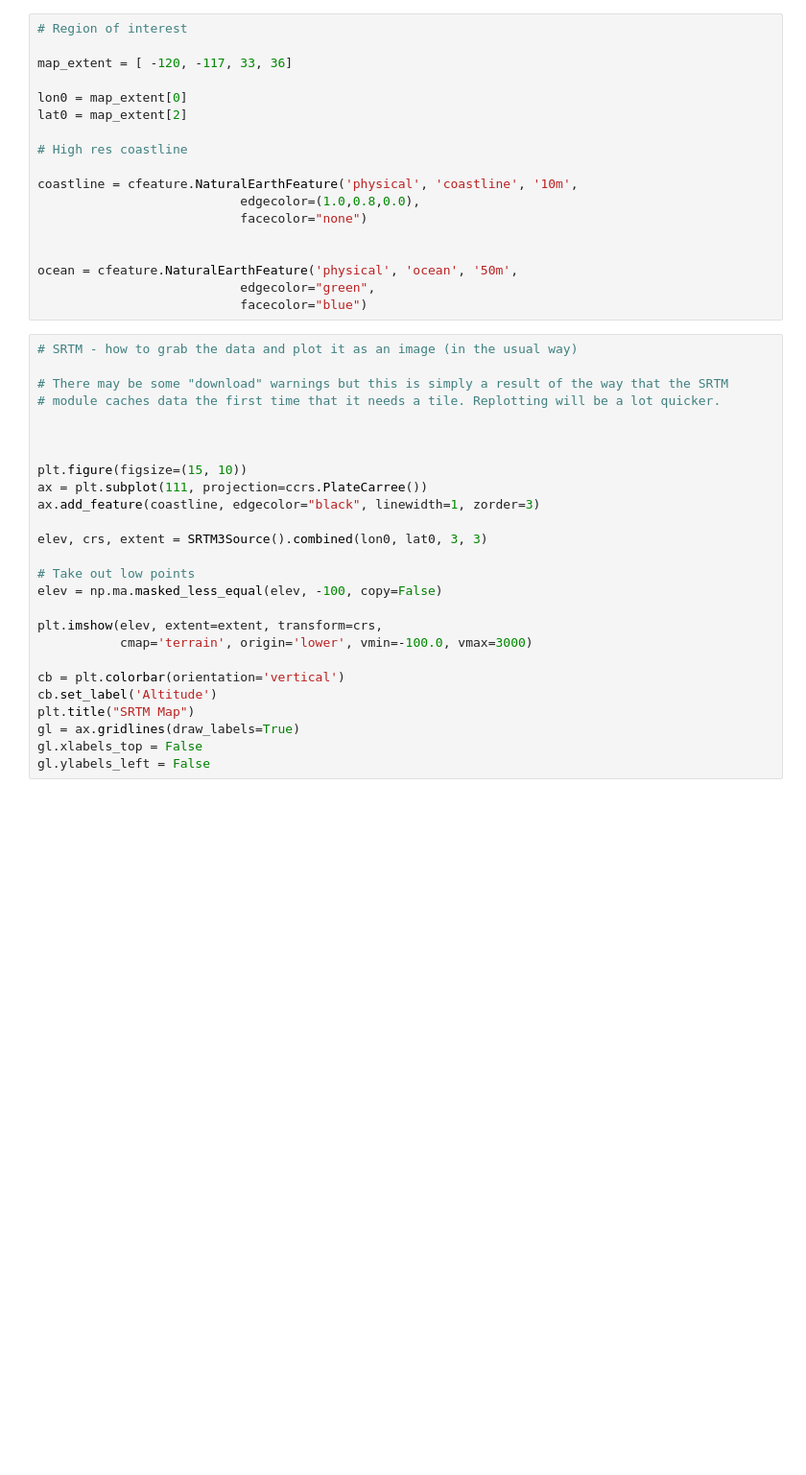
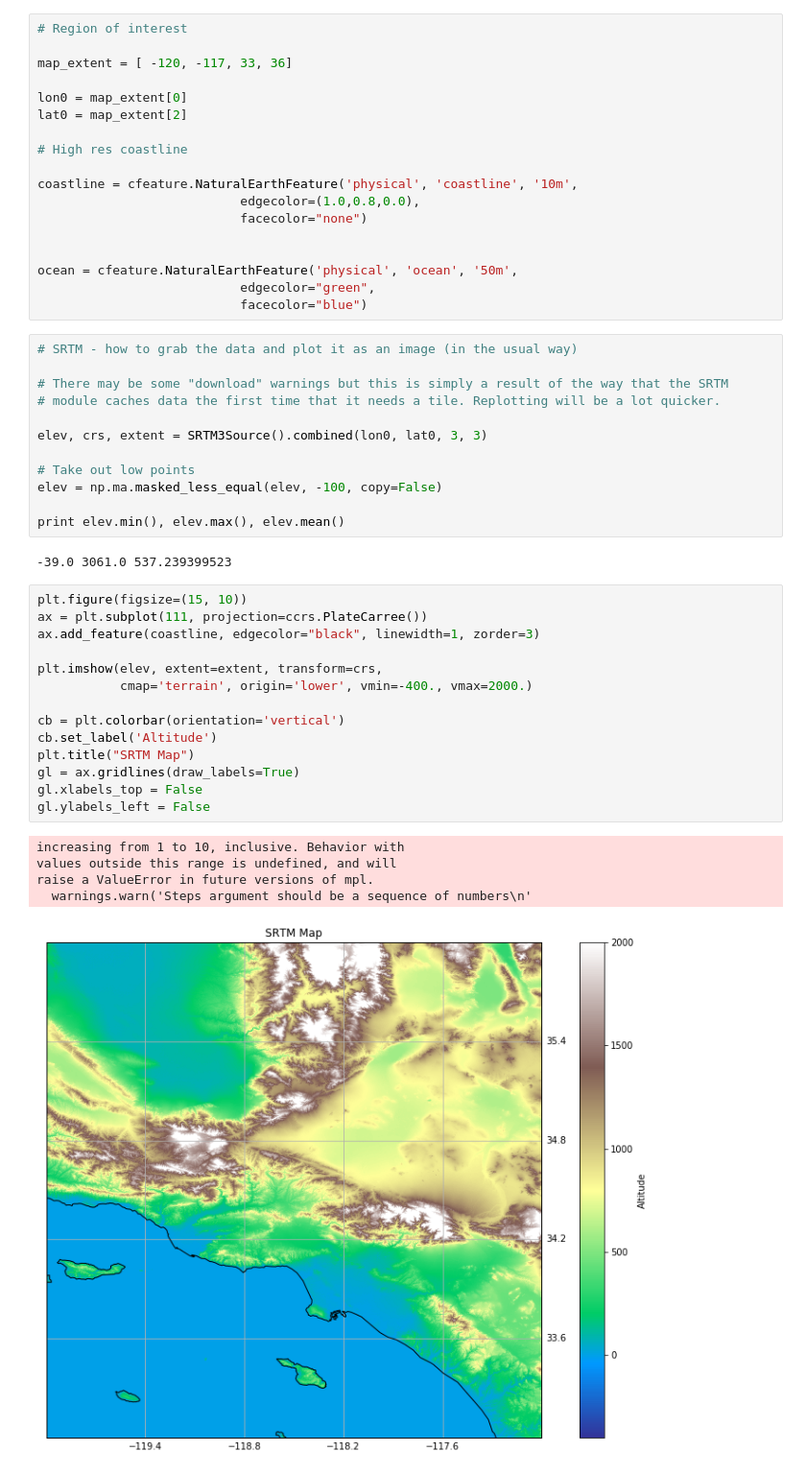
Before and after one commit to Underworld-Geodynamics-Education/Cloud-Intro2Python, a Jupyter notebook: Notebooks/Mapping/6 - Working with Shuttle Radar Topography.ipynb, the cells around one changed output. Shown at 96% size. Saved outputs shown, nothing was run; the diff lists cells and outputs as text; blank space fills up the shorter version.

```diff
--- a/Notebooks/Mapping/6 - Working with Shuttle Radar Topography.ipynb
+++ b/Notebooks/Mapping/6 - Working with Shuttle Radar Topography.ipynb
@@ -42,23 +87,31 @@ ocean = cfeature.NaturalEarthFeature('physical', 'ocean', '50m',
 # There may be some "download" warnings but this is simply a result of the way that the SRTM
 # module caches data the first time that it needs a tile. Replotting will be a lot quicker.
 
-
-
-plt.figure(figsize=(15, 10))
-ax = plt.subplot(111, projection=ccrs.PlateCarree())
-ax.add_feature(coastline, edgecolor="black", linewidth=1, zorder=3)
-
 elev, crs, extent = SRTM3Source().combined(lon0, lat0, 3, 3)
 
 # Take out low points
 elev = np.ma.masked_less_equal(elev, -100, copy=False)
 
-plt.imshow(elev, extent=extent, transform=crs,
-           cmap='terrain', origin='lower', vmin=-100.0, vmax=3000)
-
-cb = plt.colorbar(orientation='vertical')
-cb.set_label('Altitude')
-plt.title("SRTM Map")
-gl = ax.gridlines(draw_labels=True)
-gl.xlabels_top = False
-gl.ylabels_left = False
+print elev.min(), elev.max(), elev.mean()
+# %% [output]
+-39.0 3061.0 537.239399523
+# %%
+plt.figure(figsize=(15, 10))
+ax = plt.subplot(111, projection=ccrs.PlateCarree())
+ax.add_feature(coastline, edgecolor="black", linewidth=1, zorder=3)
+
+plt.imshow(elev, extent=extent, transform=crs,
+           cmap='terrain', origin='lower', vmin=-400., vmax=2000.)
+
+cb = plt.colorbar(orientation='vertical')
+cb.set_label('Altitude')
+plt.title("SRTM Map")
+gl = ax.gridlines(draw_labels=True)
+gl.xlabels_top = False
+gl.ylabels_left = False
+# %% [output]
+increasing from 1 to 10, inclusive. Behavior with
+values outside this range is undefined, and will
+raise a ValueError in future versions of mpl.
+  warnings.warn('Steps argument should be a sequence of numbers\n'
+[figure, added]
```
Also changed, not shown: parts of 10 cells of this notebook, 7 other files.
